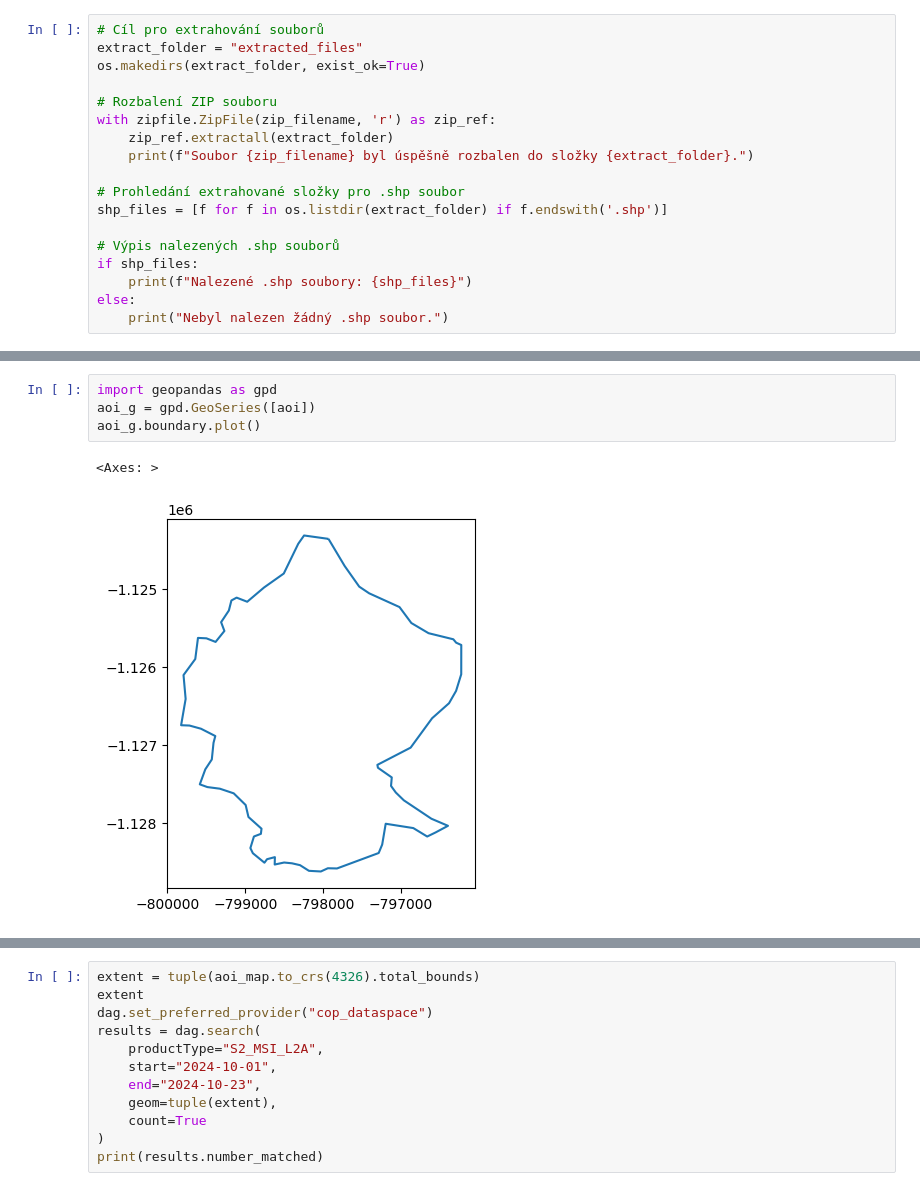
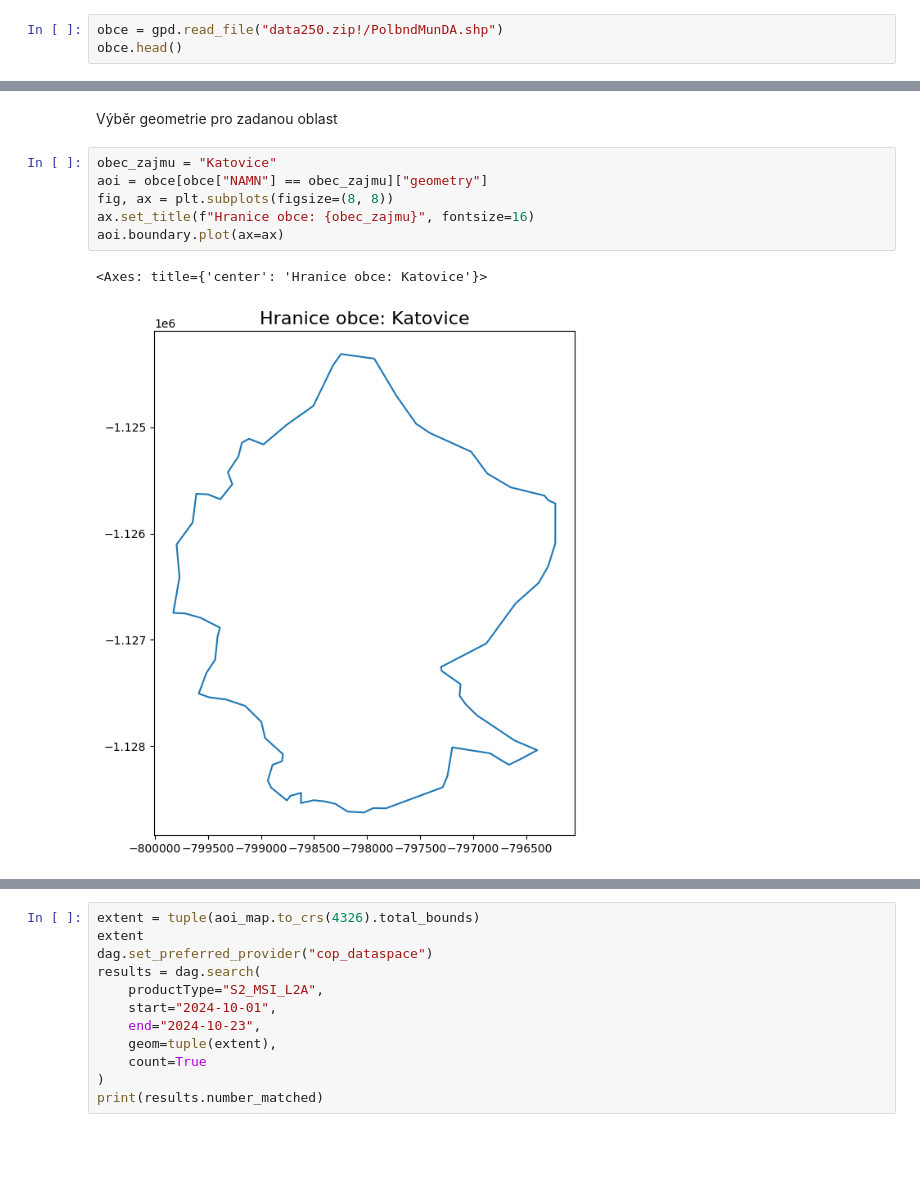
Before and after one commit to klimesm/UZPR_projekt, a Jupyter notebook: Projekt_MK_TČ_terka.ipynb, the cells around one changed output, grey strips where cells are left out. Drawn from its saved outputs; the diff is of its cells as text; blank space fills up the shorter version.

Commit message:
load data directly from zipfile

```diff
--- a/Projekt_MK_TČ_terka.ipynb
+++ b/Projekt_MK_TČ_terka.ipynb
@@ -17,19 +34,4 @@ Soubor data250.zip byl úspěšně stažen.
 # %%
-# Cíl pro extrahování souborů
-extract_folder = "extracted_files"
-os.makedirs(extract_folder, exist_ok=True)
-
-# Rozbalení ZIP souboru
-with zipfile.ZipFile(zip_filename, 'r') as zip_ref:
-    zip_ref.extractall(extract_folder)
-    print(f"Soubor {zip_filename} byl úspěšně rozbalen do složky {extract_folder}.")
-
-# Prohledání extrahované složky pro .shp soubor
-shp_files = [f for f in os.listdir(extract_folder) if f.endswith('.shp')]
-
-# Výpis nalezených .shp souborů
-if shp_files:
-    print(f"Nalezené .shp soubory: {shp_files}")
-else:
-    print("Nebyl nalezen žádný .shp soubor.")
+obce = gpd.read_file("data250.zip!/PolbndMunDA.shp")
+obce.head()
 # %% [output]
@@ -56,8 +44,12 @@ nuts_crs, len(aoi.coordinates[0])
-# %%
-import geopandas as gpd
-aoi_g = gpd.GeoSeries([aoi])
-aoi_g.boundary.plot()
-# %% [output]
-<Axes: >
-[figure, removed]
+# %% [markdown]
+Výběr geometrie pro zadanou oblast
+# %%
+obec_zajmu = "Katovice"
+aoi = obce[obce["NAMN"] == obec_zajmu]["geometry"]
+fig, ax = plt.subplots(figsize=(8, 8))
+ax.set_title(f"Hranice obce: {obec_zajmu}", fontsize=16)
+aoi.boundary.plot(ax=ax)
+# %% [output]
+<Axes: title={'center': 'Hranice obce: Katovice'}>
+[figure, added]
 # %%
```
Also changed, not shown: parts of 11 cells of this notebook.
